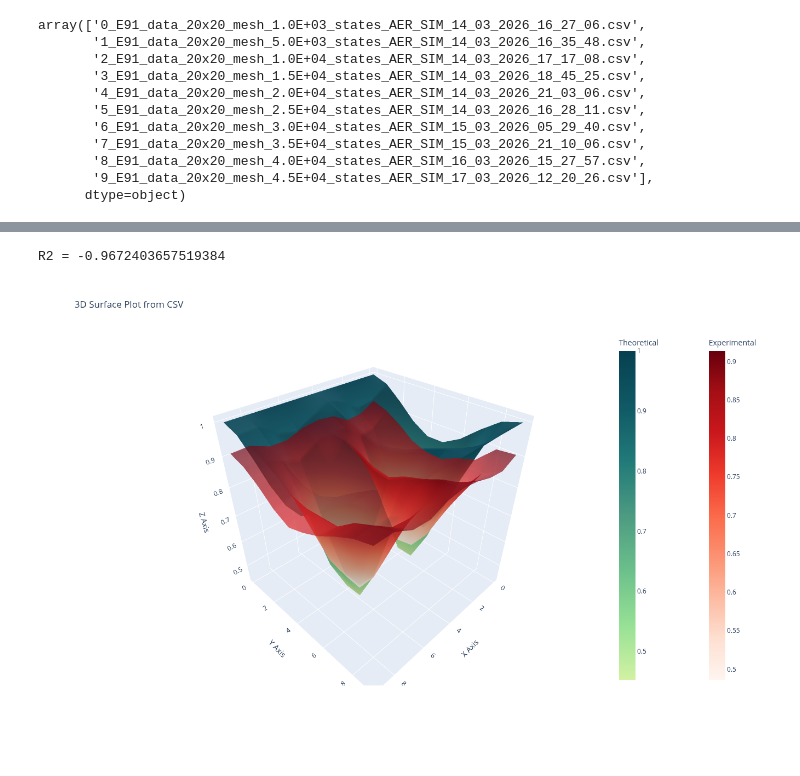
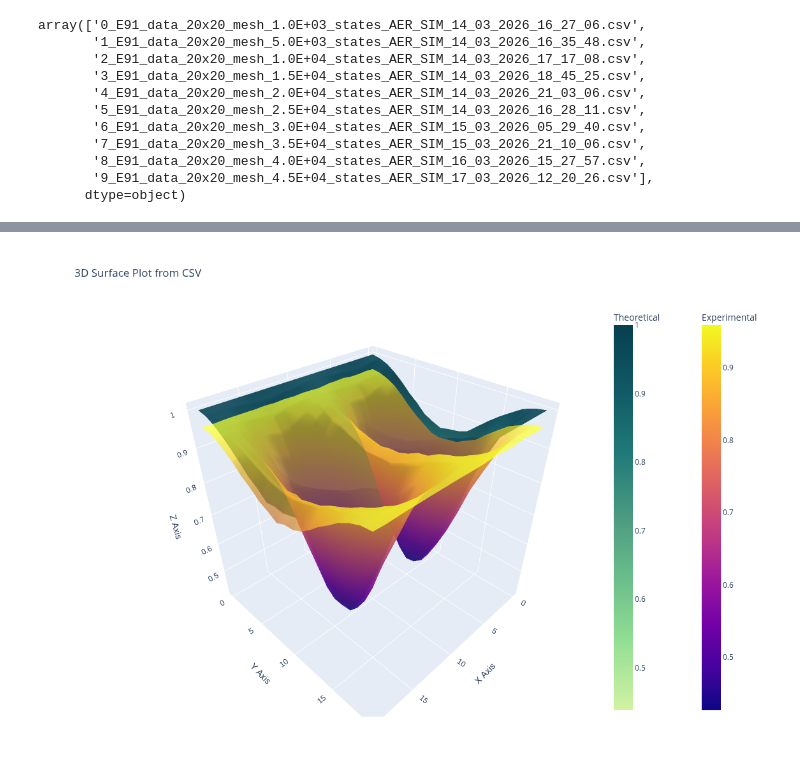
Before and after one commit to 4df31/QD-Biexciton-cascade-and-polarization-orientation-effect-on-QKD-protocol-E91, a Jupyter notebook: Plots.ipynb, the cells around one changed output, grey strips where cells are left out. Cells and saved outputs as stored; diff of their text form; code cells hidden in the pictures; blank space fills up the shorter version.

```diff
--- a/Plots.ipynb
+++ b/Plots.ipynb
@@ -29,7 +29,7 @@ def plot_surface_from_csv(array1,array2):
 
         fig.add_trace(go.Surface(
             z=array2,
-            colorscale='Reds',
+            #colorscale='Reds',
             opacity=0.7, # Transparency helps see where they intersect
             name='Experimental',
             colorbar=dict(title='Experimental', x=1.05)
@@ -237,18 +258,18 @@ fig.show()
 # %%
 N_data=10
 
 theta_FSS = np.linspace(0,2*pi,N_data)
 beta_angle = np.linspace(0,pi,N_data)
 alpha = pi/16
 
 experiment_number = 1
 model = np.array([[analytical(theta=t,beta=b, alpha=alpha) for b in beta_angle] for t in theta_FSS])
 
-experiment = pd.read_csv(path+test_filenames[experiment_number]+'.csv', header=None).dropna(axis=1,how='all').values
-print (f"R2 = {r2(y_true=model,y_pred=experiment)}")
-plot_surface_from_csv(model,experiment)
+experiment = pd.read_csv('./runs/'+'9_E91_data_20x20_mesh_4.5E+04_states_AER_SIM_17_03_2026_12_20_26'+'.csv', header=None).dropna(axis=1,how='all').values
+experiment_noisy = pd.read_csv('./runs/'+'9_NOISY_20x20_mesh_4.5E+04_states_AER_SIM_19_03_2026_12_15_57'+'.csv', header=None).dropna(axis=1,how='all').values
+#print (f"R2 = {r2(y_true=model,y_pred=experiment)}")
+plot_surface_from_csv(experiment,experiment_noisy)
 # %% [output]
-R2 = -0.9672403657519384
-[figure, old version]
+[figure, new version]
 # %%
 
```
Also changed, not shown: parts of 7 cells of this notebook, 12 other files.
